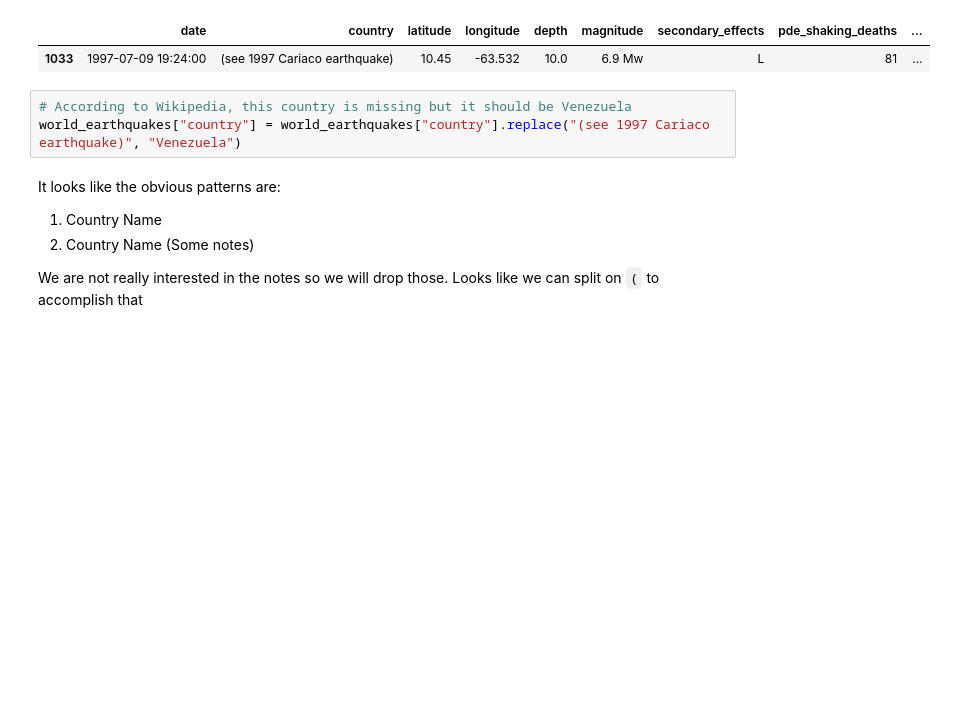
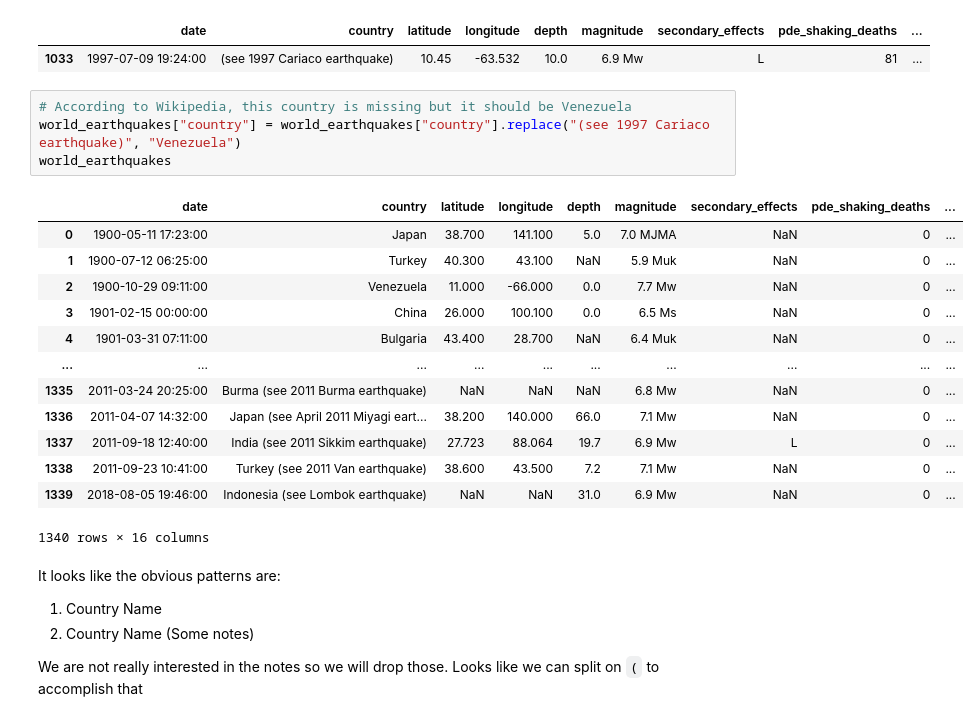
Before and after one commit to nss-data-science-cohort-4/dq3-earthquakes-amdquake, a Jupyter notebook: notebook/cleanup-the-date-and-country-column.ipynb, the cells around one changed output. Drawn from its saved outputs; the diff is of its cells as text; blank space fills up the shorter version.

```diff
--- a/notebook/cleanup-the-date-and-country-column.ipynb
+++ b/notebook/cleanup-the-date-and-country-column.ipynb
@@ -86,6 +86,21 @@ world_earthquakes.loc[[1033]]
 # %%
 # According to Wikipedia, this country is missing but it should be Venezuela
 world_earthquakes["country"] = world_earthquakes["country"].replace("(see 1997 Cariaco earthquake)", "Venezuela")
+world_earthquakes
+# %% [output]
+|  | date | country | latitude | longitude | depth | magnitude | secondary_effects | pde_shaking_deaths | ... |
+| 0 | 1900-05-11 17:23:00 | Japan | 38.700 | 141.100 | 5.0 | 7.0 MJMA | NaN | 0 | ... |
+| 1 | 1900-07-12 06:25:00 | Turkey | 40.300 | 43.100 | NaN | 5.9 Muk | NaN | 0 | ... |
+| 2 | 1900-10-29 09:11:00 | Venezuela | 11.000 | -66.000 | 0.0 | 7.7 Mw | NaN | 0 | ... |
+| 3 | 1901-02-15 00:00:00 | China | 26.000 | 100.100 | 0.0 | 6.5 Ms | NaN | 0 | ... |
+| 4 | 1901-03-31 07:11:00 | Bulgaria | 43.400 | 28.700 | NaN | 6.4 Muk | NaN | 0 | ... |
+| ... | ... | ... | ... | ... | ... | ... | ... | ... | ... |
+| 1335 | 2011-03-24 20:25:00 | Burma (see 2011 Burma earthquake) | NaN | NaN | NaN | 6.8 Mw | NaN | 0 | ... |
+| 1336 | 2011-04-07 14:32:00 | Japan (see April 2011 Miyagi eart... | 38.200 | 140.000 | 66.0 | 7.1 Mw | NaN | 0 | ... |
+| 1337 | 2011-09-18 12:40:00 | India (see 2011 Sikkim earthquake) | 27.723 | 88.064 | 19.7 | 6.9 Mw | L | 0 | ... |
+| 1338 | 2011-09-23 10:41:00 | Turkey (see 2011 Van earthquake) | 38.600 | 43.500 | 7.2 | 7.1 Mw | NaN | 0 | ... |
+| 1339 | 2018-08-05 19:46:00 | Indonesia (see Lombok earthquake) | NaN | NaN | 31.0 | 6.9 Mw | NaN | 0 | ... |
+1340 rows × 16 columns
 # %% [markdown]
 It looks like the obvious patterns are:
 
```
Also changed, not shown: parts of 1 cell of this notebook.
